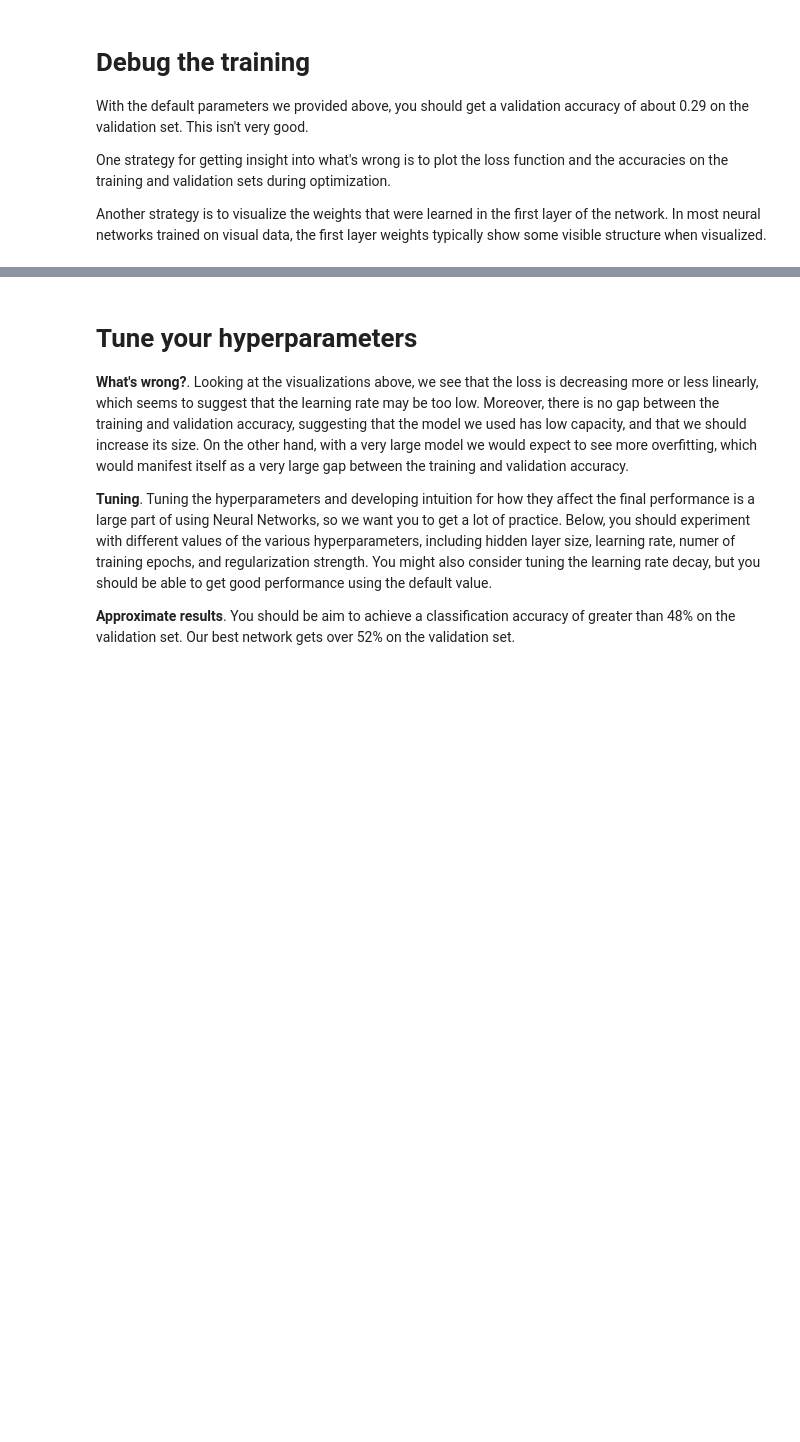
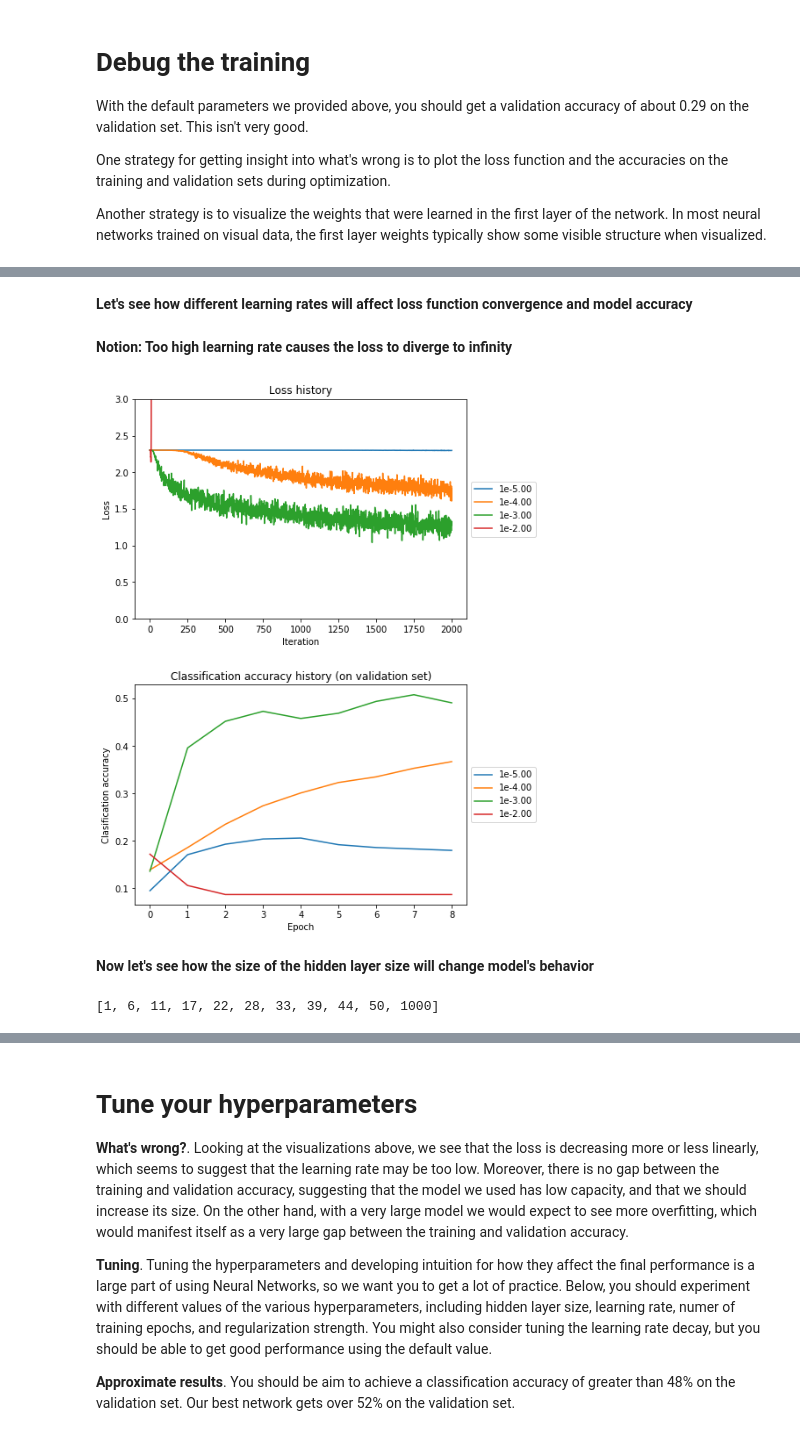
Before and after one commit to tomasz-lewicki/CS231n, a Jupyter notebook: assignment1/two_layer_net.ipynb, the cells around one changed output, grey strips where cells are left out. Saved outputs shown, nothing was run; the diff lists cells and outputs as text; code cells hidden in the pictures; blank space fills up the shorter version.

Commit message:
added some tinkering with 2 layer net

```diff
--- a/assignment1/two_layer_net.ipynb
+++ b/assignment1/two_layer_net.ipynb
@@ -282,0 +283,56 @@ show_net_weights(net)
+# %% [markdown]
+**Let's see how different learning rates will affect loss function convergence and model accuracy**
+# %%
+input_size = 32 * 32 * 3
+hidden_size = 100
+num_classes = 10
+# %%
+#learning_rates = [1e-5, 1e-4, 1e-3, 1e-2]
+learning_rates = np.logspace(-5, -2, num=4)
+lr_test = {}
+for lr in learning_rates:
+    net = TwoLayerNet(input_size, hidden_size, num_classes)
+    lr_test[lr] = net.train(X_train, y_train, X_val, y_val,
+                num_iters=2000, batch_size=200,
+                learning_rate=lr, learning_rate_decay=0.95,
+                reg=0.25, verbose=False)
+# %% [markdown]
+**Notion: Too high learning rate causes the loss to diverge to infinity**
+# %%
+plt.subplots_adjust(bottom=0, right=1, top=2, hspace=0.3) #so you can see the labels at all
+
+plt.subplot(2, 1, 1)
+for lr in learning_rates:
+    plt.plot(lr_test[lr]['loss_history'], label='1e{0:.2f}'.format(np.log10(lr)))
+
+plt.title('Loss history')
+plt.xlabel('Iteration')
+plt.ylabel('Loss')
+plt.ylim(0, 3)
+plt.legend(loc='center left', bbox_to_anchor=(1, 0.5))
+
+plt.subplot(2, 1, 2)
+for lr in learning_rates:
+    plt.plot(lr_test[lr]['val_acc_history'], label='1e{0:.2f}'.format(np.log10(lr)))
+plt.title('Classification accuracy history (on validation set)')
+plt.xlabel('Epoch')
+plt.ylabel('Clasification accuracy')
+plt.legend(loc='center left', bbox_to_anchor=(1, 0.5))
+plt.show()
+# %% [output]
+[figure, added]
+# %% [markdown]
+**Now let's see how the size of the hidden layer size will change model's behavior**
+# %%
+hidden_sizes = [int(x) for x in np.linspace(1, 50, num=10)]
+hidden_sizes.append(1000)
+print(hidden_sizes)
+hs_test = {}
+for hs in hidden_sizes:
+    net = TwoLayerNet(input_size, hs, num_classes)
+    hs_test[hs] = net.train(X_train, y_train, X_val, y_val,
+                num_iters=1000, batch_size=200,
+                learning_rate=1e-3, learning_rate_decay=0.95,
+                reg=0.25, verbose=False)
+# %% [output]
+[1, 6, 11, 17, 22, 28, 33, 39, 44, 50, 1000]
```
Also changed, not shown: parts of 13 cells of this notebook.
